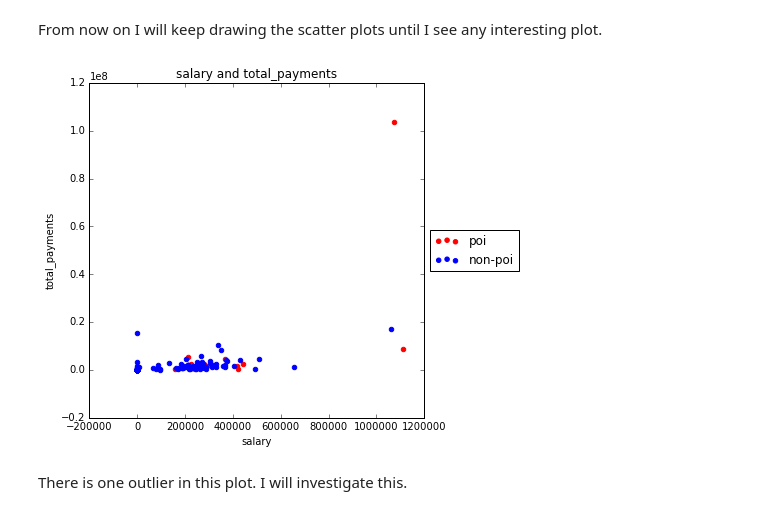
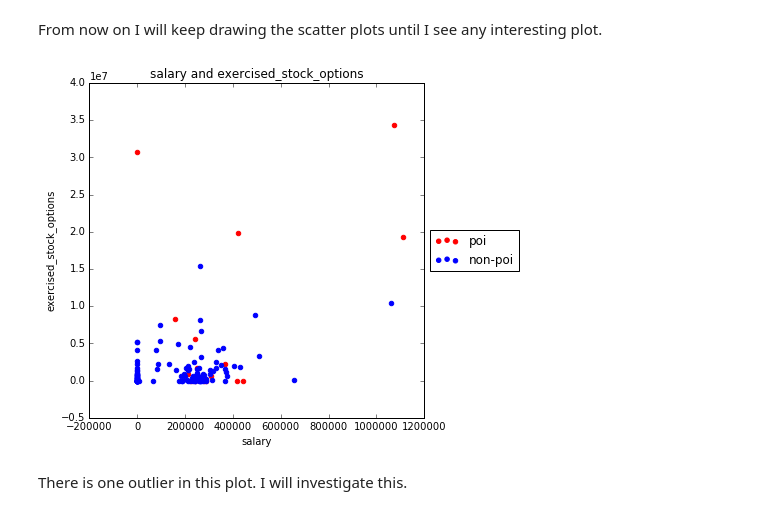
Before and after one commit to wonjunee/machine-learning, a Jupyter notebook: ud120-projects/final_project/final_project.ipynb, the cells around one changed output. Cells and saved outputs as stored; diff of their text form; code cells hidden in the pictures.

```diff
--- a/ud120-projects/final_project/final_project.ipynb
+++ b/ud120-projects/final_project/final_project.ipynb
@@ -513,6 +518,9 @@ I will add colors to this scatter plot. I will color the points from poi to be r
 %matplotlib inline
 ### Set the size of the plot
 plt.rcParams["figure.figsize"] = (6,6)
+
+### Reassign poi index
+poi_ind = features_list.index("poi")
 
 ### Create arrays for salary and bonus for poi and non-poi
 salary_poi    = [data[:,salary_ind][ii] for ii in range(0, len(data[:,0])) if data[:,poi_ind][ii]]
@@ -605,9 +618,9 @@ I will use long_term_incentive as one of features for classifier.
 # %% [markdown]
 From now on I will keep drawing the scatter plots until I see any interesting plot.
 # %%
-scatter_plotting("salary","total_payments")
+scatter_plotting("salary","exercised_stock_options")
 # %% [output]
-[figure, old version]
+[figure, new version]
 # %% [markdown]
 There is one outlier in this plot. I will investigate this.
 # %%
```
Also changed, not shown: parts of 7 cells of this notebook.
